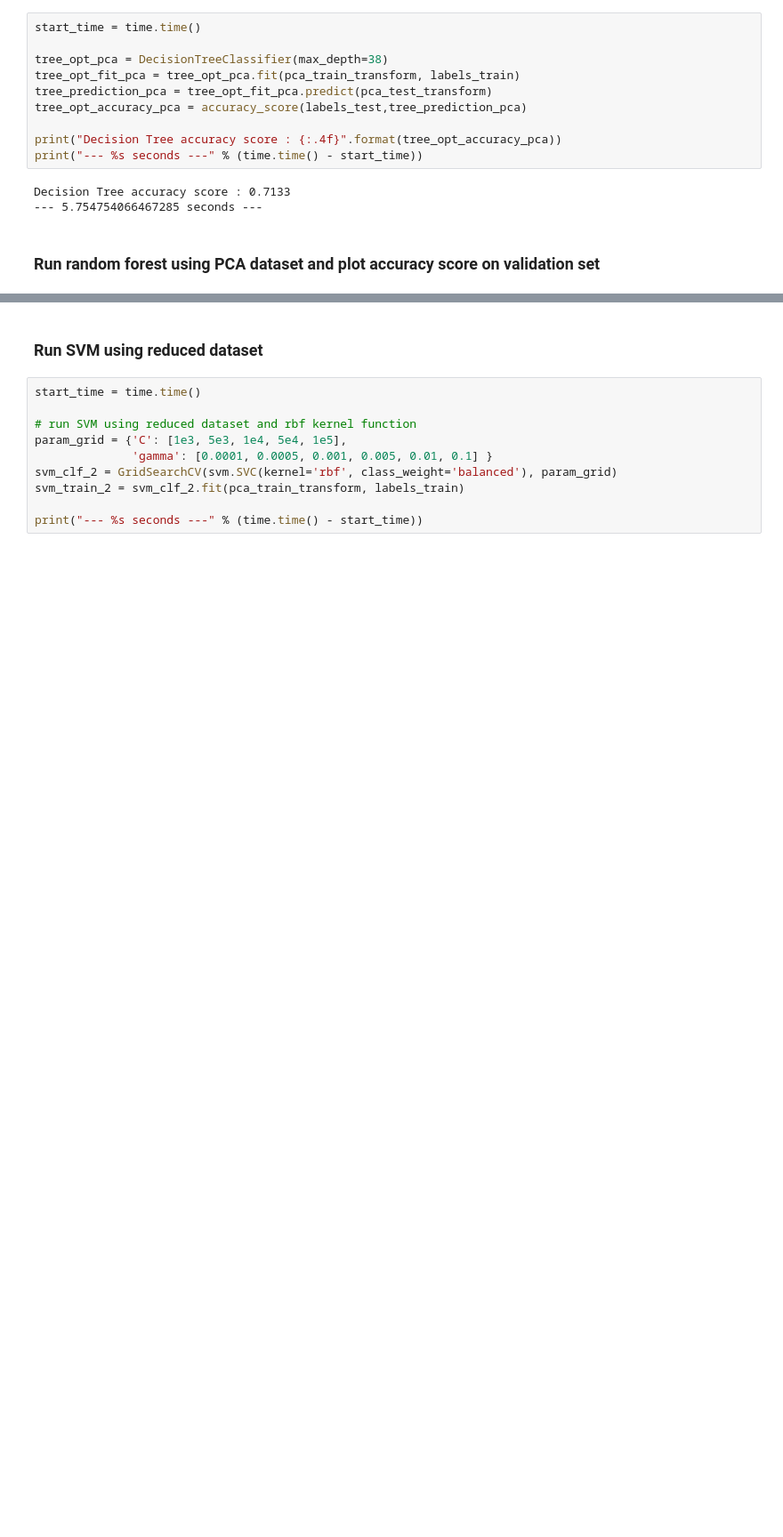
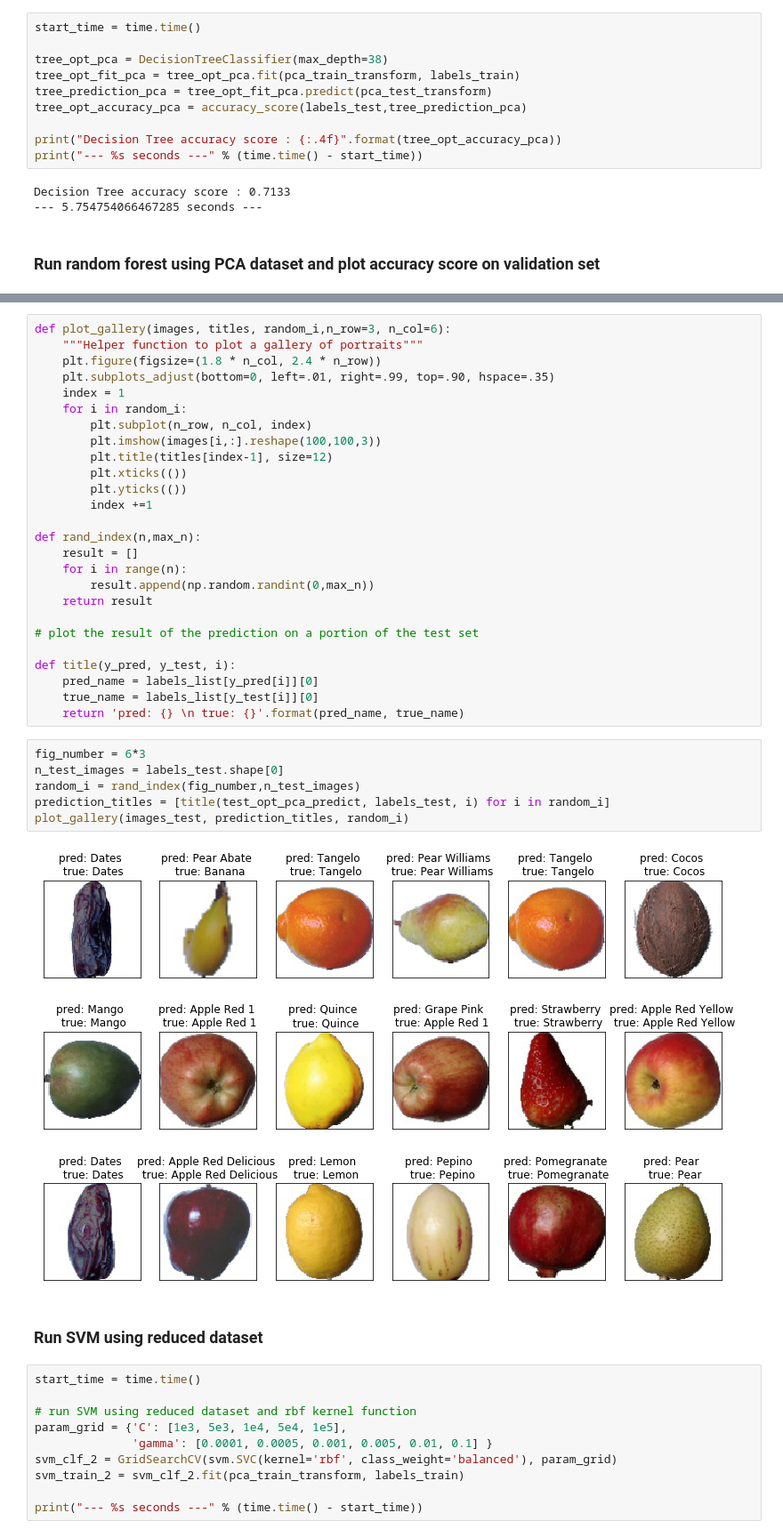
Before and after one commit to jyoon36/MScA_UChicago_Winter18_Datamining, a Jupyter notebook: Final_DM.ipynb, the cells around one changed output, grey strips where cells are left out. Shown at 89% size. Saved outputs shown, nothing was run; the diff lists cells and outputs as text; blank space fills up the shorter version.

```diff
--- a/Final_DM.ipynb
+++ b/Final_DM.ipynb
@@ -304,3 +367,37 @@ the number of estimators : 150
+# %%
+def plot_gallery(images, titles, random_i,n_row=3, n_col=6):
+    """Helper function to plot a gallery of portraits"""
+    plt.figure(figsize=(1.8 * n_col, 2.4 * n_row))
+    plt.subplots_adjust(bottom=0, left=.01, right=.99, top=.90, hspace=.35)
+    index = 1
+    for i in random_i:
+        plt.subplot(n_row, n_col, index)
+        plt.imshow(images[i,:].reshape(100,100,3))
+        plt.title(titles[index-1], size=12)
+        plt.xticks(())
+        plt.yticks(())
+        index +=1
+
+def rand_index(n,max_n):
+    result = []
+    for i in range(n):
+        result.append(np.random.randint(0,max_n))
+    return result
+
+# plot the result of the prediction on a portion of the test set
+
+def title(y_pred, y_test, i):
+    pred_name = labels_list[y_pred[i]][0]
+    true_name = labels_list[y_test[i]][0]
+    return 'pred: {} \n true: {}'.format(pred_name, true_name)
+# %%
+fig_number = 6*3
+n_test_images = labels_test.shape[0]
+random_i = rand_index(fig_number,n_test_images)
+prediction_titles = [title(test_opt_pca_predict, labels_test, i) for i in random_i]
+plot_gallery(images_test, prediction_titles, random_i)
+# %% [output]
+[figure, added]
 # %% [markdown]
 ### Run SVM using reduced dataset
 # %%
```
Also changed, not shown: parts of 27 cells of this notebook.
